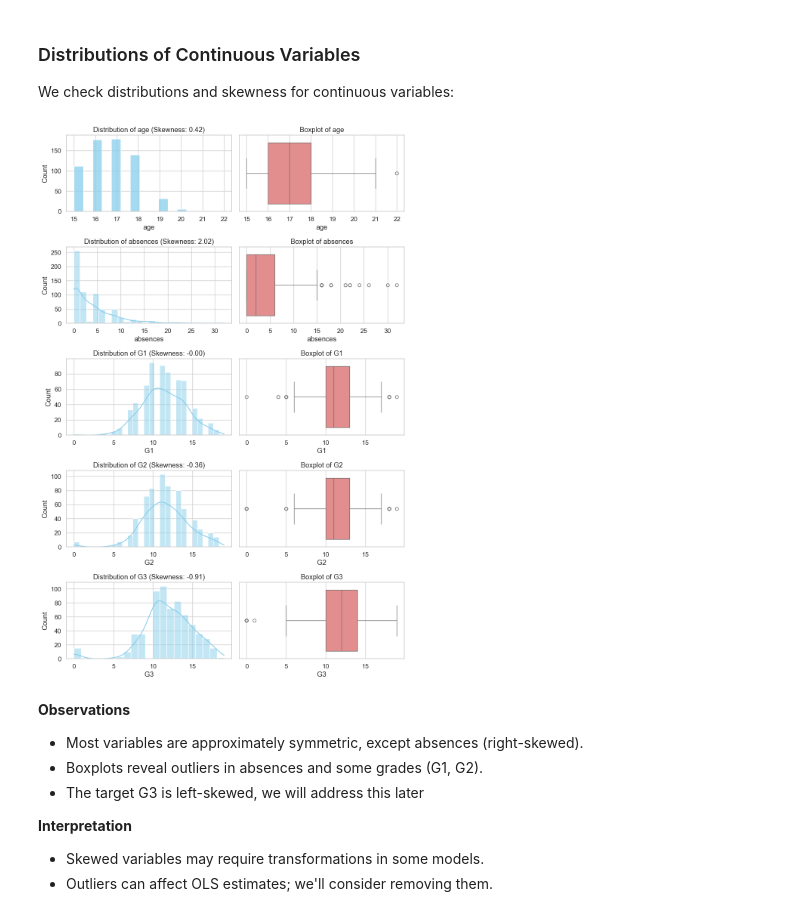
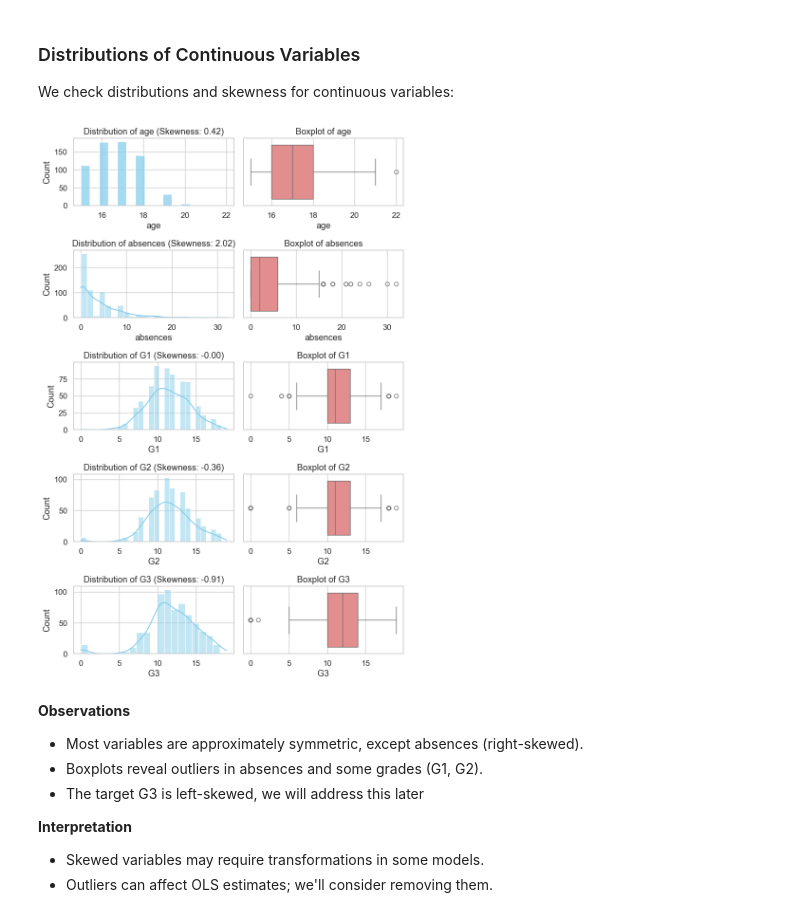
Before and after one commit to seanmcgowanx/aai-500-final-project-team-5, a Jupyter notebook: notebooks/main.ipynb, the cells around one changed output. Cells and saved outputs as stored; diff of their text form; code cells hidden in the pictures.

```diff
--- a/notebooks/main.ipynb
+++ b/notebooks/main.ipynb
@@ -166,7 +166,7 @@ def make_title(var):
 
 # Plot setup
 n_vars = len(cat_vars)
-n_cols = 3
+n_cols = 4
 n_rows = int(np.ceil(n_vars / n_cols))
 fig, axes = plt.subplots(n_rows, n_cols, figsize=(n_cols*4, n_rows*4))
 axes = axes.flatten()
@@ -194,28 +194,28 @@ We check distributions and skewness for continuous variables:
 # %%
 # --------------- Distributions & Skewness of Continuous Variables ----------------
 
 # Set style
 sns.set_theme(style="whitegrid", palette="muted", font_scale=1.1)
 
 # Plot distributions and boxplots for continuous variables
-fig, axes = plt.subplots(len(cont_vars), 2, figsize=(10, 15))
+fig, axes = plt.subplots(len(cont_vars), 2, figsize=(8, 12))
 for i, var in enumerate(cont_vars):
     kde_flag = False if var == 'age' else True  # No KDE for age due to discrete nature
 
     # Histogram with KDE
     sns.histplot(df[var], kde=kde_flag, ax=axes[i, 0], color="skyblue")
     skewness = df[var].skew()
     axes[i, 0].set_title(f"Distribution of {var} (Skewness: {skewness:.2f})")
 
     # Boxplot
     sns.boxplot(x=df[var], ax=axes[i, 1], color="lightcoral")
     axes[i, 1].set_title(f"Boxplot of {var}")
 
 plt.tight_layout()
 fig.savefig("../visualizations/continuous_distributions.png", dpi=300, bbox_inches='tight')
 plt.show()
 # %% [output]
-[figure, old version]
+[figure, new version]
 # %% [markdown]
 **Observations**
 - Most variables are approximately symmetric, except absences (right-skewed).
```
Also changed, not shown: parts of 6 cells of this notebook, 49 other files.
